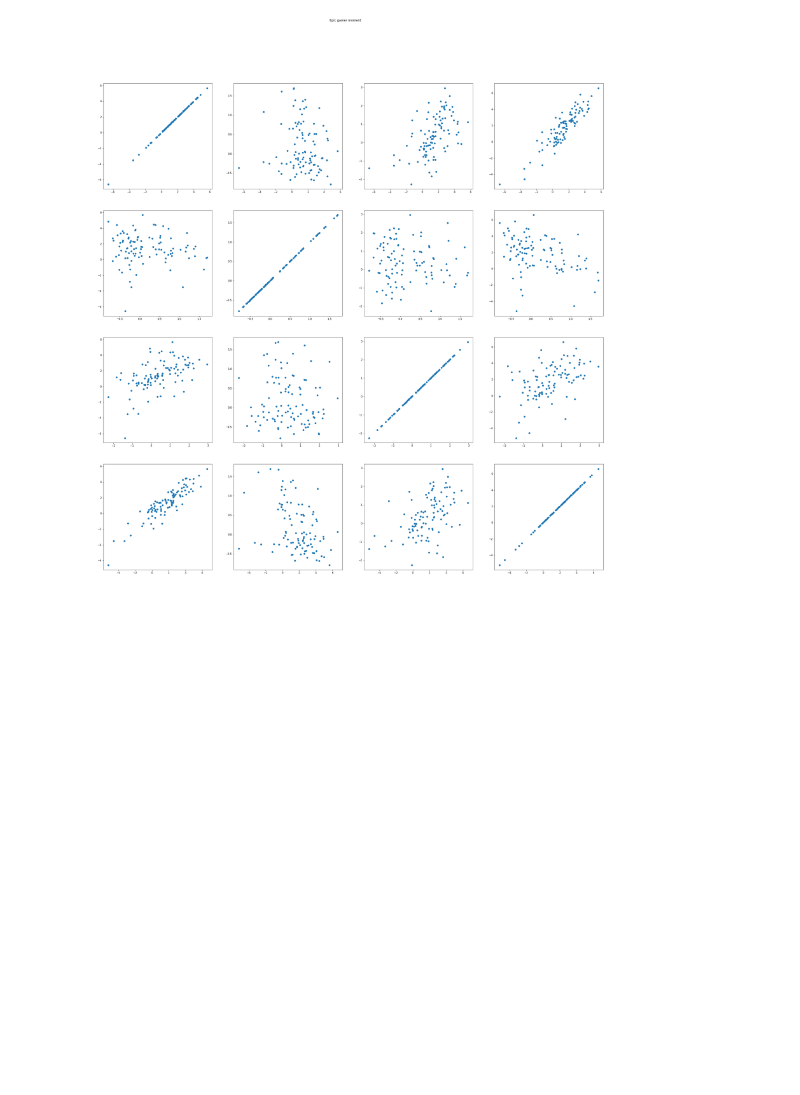
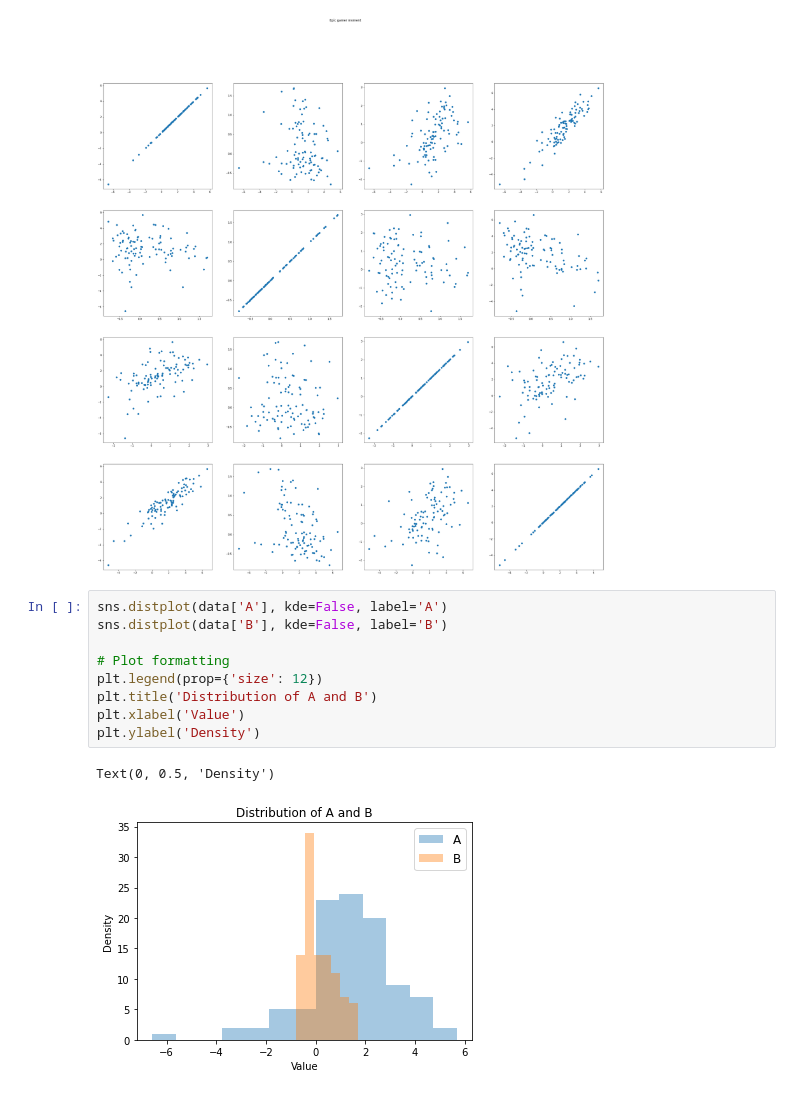
Before and after one commit to magn3144/CausalityGraphGenerator, a Jupyter notebook: data_visualization.ipynb, the cells around one changed output. Cells and saved outputs as stored; diff of their text form; blank space fills up the shorter version.

```diff
--- a/data_visualization.ipynb
+++ b/data_visualization.ipynb
@@ -19,3 +20,15 @@ for i in range(4):
 plt.show()
 # %% [output]
 [figure]
+# %%
+sns.distplot(data['A'], kde=False, label='A')
+sns.distplot(data['B'], kde=False, label='B')
+
+# Plot formatting
+plt.legend(prop={'size': 12})
+plt.title('Distribution of A and B')
+plt.xlabel('Value')
+plt.ylabel('Density')
+# %% [output]
+Text(0, 0.5, 'Density')
+[figure, added]
```
Also changed, not shown: parts of 1 cell of this notebook, 1 other file.
